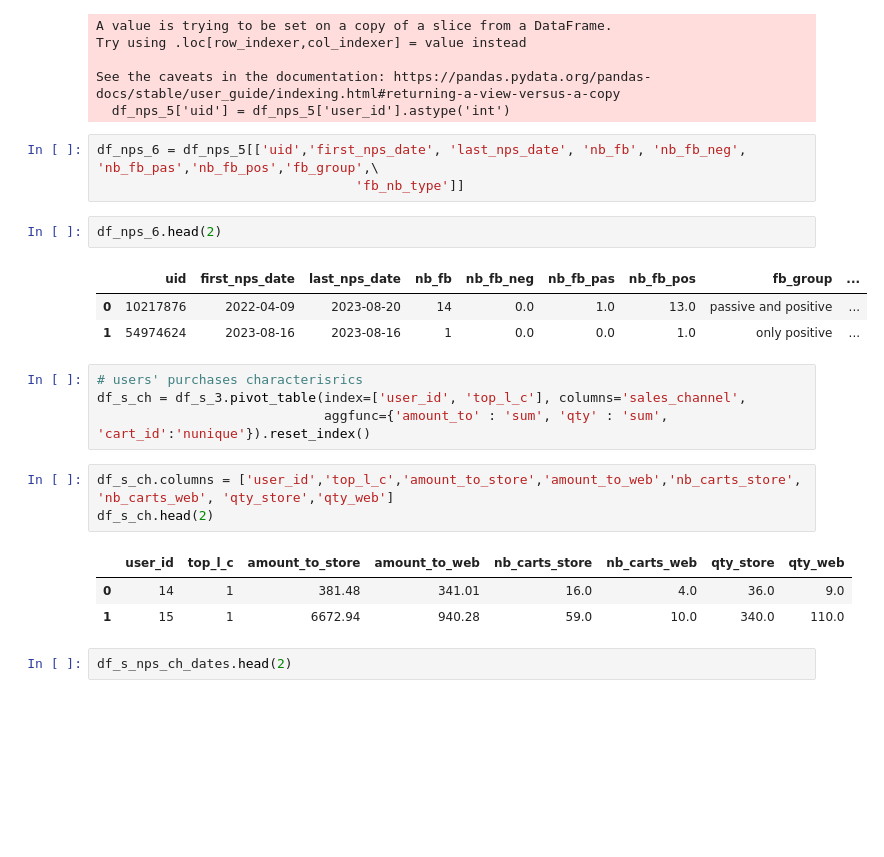
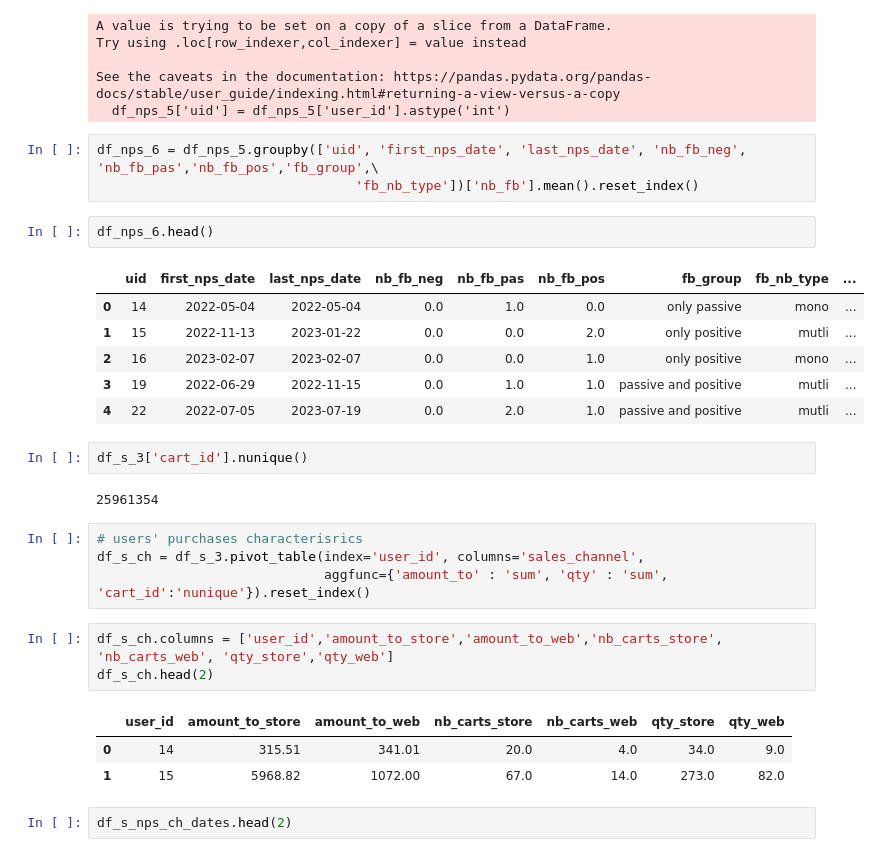
Before and after one commit to erezanovich/customer-care-analytics, a Jupyter notebook: analytics.ipynb, the cells around one changed output. Cells and saved outputs as stored; diff of their text form; blank space fills up the shorter version.

```diff
--- a/analytics.ipynb
+++ b/analytics.ipynb
@@ -322,25 +336,32 @@ Try using .loc[row_indexer,col_indexer] = value instead
 See the caveats in the documentation: https://pandas.pydata.org/pandas-docs/stable/user_guide/indexing.html#returning-a-view-versus-a-copy
   df_nps_5['uid'] = df_nps_5['user_id'].astype('int')
 # %%
-df_nps_6 = df_nps_5[['uid','first_nps_date', 'last_nps_date', 'nb_fb', 'nb_fb_neg', 'nb_fb_pas','nb_fb_pos','fb_group',\
-                                 'fb_nb_type']]
+df_nps_6 = df_nps_5.groupby(['uid', 'first_nps_date', 'last_nps_date', 'nb_fb_neg', 'nb_fb_pas','nb_fb_pos','fb_group',\
+                                 'fb_nb_type'])['nb_fb'].mean().reset_index()
 # %%
-df_nps_6.head(2)
+df_nps_6.head()
 # %% [output]
-|  | uid | first_nps_date | last_nps_date | nb_fb | nb_fb_neg | nb_fb_pas | nb_fb_pos | fb_group | ... |
-| 0 | 10217876 | 2022-04-09 | 2023-08-20 | 14 | 0.0 | 1.0 | 13.0 | passive and positive | ... |
-| 1 | 54974624 | 2023-08-16 | 2023-08-16 | 1 | 0.0 | 0.0 | 1.0 | only positive | ... |
+|  | uid | first_nps_date | last_nps_date | nb_fb_neg | nb_fb_pas | nb_fb_pos | fb_group | fb_nb_type | ... |
+| 0 | 14 | 2022-05-04 | 2022-05-04 | 0.0 | 1.0 | 0.0 | only passive | mono | ... |
+| 1 | 15 | 2022-11-13 | 2023-01-22 | 0.0 | 0.0 | 2.0 | only positive | mutli | ... |
+| 2 | 16 | 2023-02-07 | 2023-02-07 | 0.0 | 0.0 | 1.0 | only positive | mono | ... |
+| 3 | 19 | 2022-06-29 | 2022-11-15 | 0.0 | 1.0 | 1.0 | passive and positive | mutli | ... |
+| 4 | 22 | 2022-07-05 | 2023-07-19 | 0.0 | 2.0 | 1.0 | passive and positive | mutli | ... |
+# %%
+df_s_3['cart_id'].nunique()
+# %% [output]
+25961354
 # %%
 # users' purchases characterisrics
-df_s_ch = df_s_3.pivot_table(index=['user_id', 'top_l_c'], columns='sales_channel',
+df_s_ch = df_s_3.pivot_table(index='user_id', columns='sales_channel',
                              aggfunc={'amount_to' : 'sum', 'qty' : 'sum', 'cart_id':'nunique'}).reset_index()
 # %%
-df_s_ch.columns = ['user_id','top_l_c','amount_to_store','amount_to_web','nb_carts_store', 'nb_carts_web', 'qty_store','qty_web']
+df_s_ch.columns = ['user_id','amount_to_store','amount_to_web','nb_carts_store', 'nb_carts_web', 'qty_store','qty_web']
 df_s_ch.head(2)
 # %% [output]
-|  | user_id | top_l_c | amount_to_store | amount_to_web | nb_carts_store | nb_carts_web | qty_store | qty_web |
-| 0 | 14 | 1 | 381.48 | 341.01 | 16.0 | 4.0 | 36.0 | 9.0 |
-| 1 | 15 | 1 | 6672.94 | 940.28 | 59.0 | 10.0 | 340.0 | 110.0 |
+|  | user_id | amount_to_store | amount_to_web | nb_carts_store | nb_carts_web | qty_store | qty_web |
+| 0 | 14 | 315.51 | 341.01 | 20.0 | 4.0 | 34.0 | 9.0 |
+| 1 | 15 | 5968.82 | 1072.00 | 67.0 | 14.0 | 273.0 | 82.0 |
 # %%
 df_s_nps_ch_dates.head(2)
 # %% [output]
```
Also changed, not shown: parts of 47 cells of this notebook, 2 other files.
